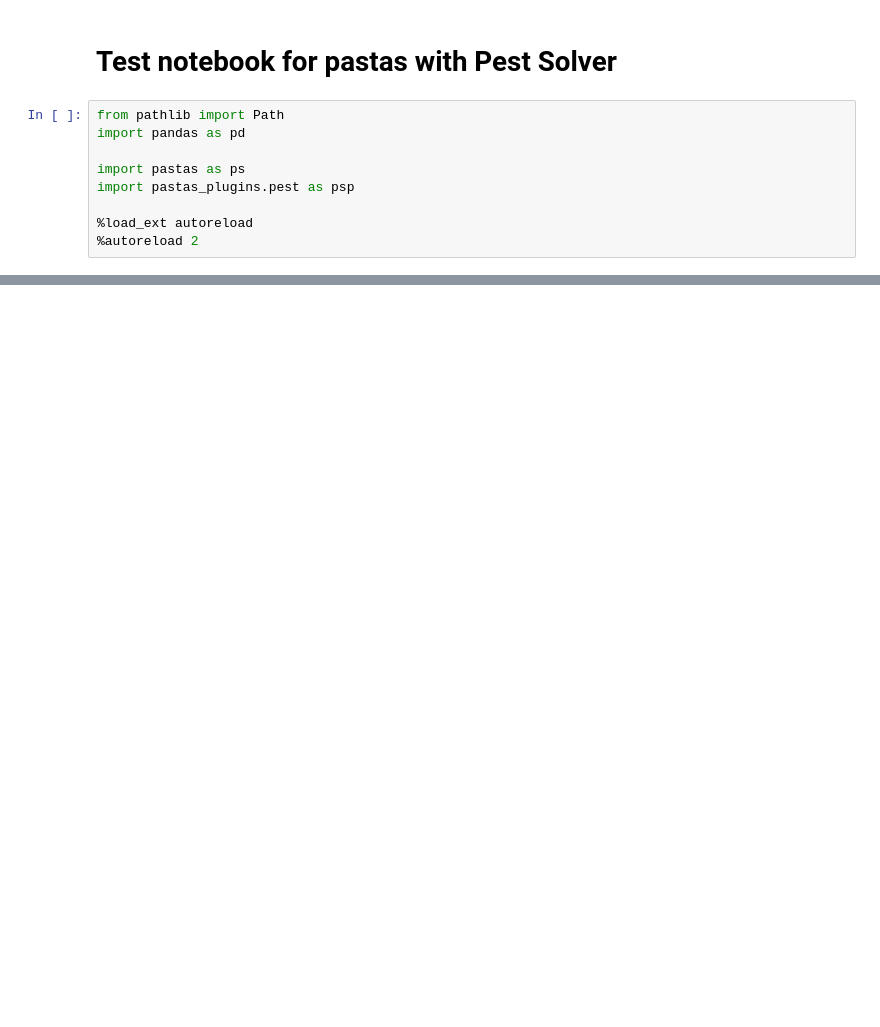
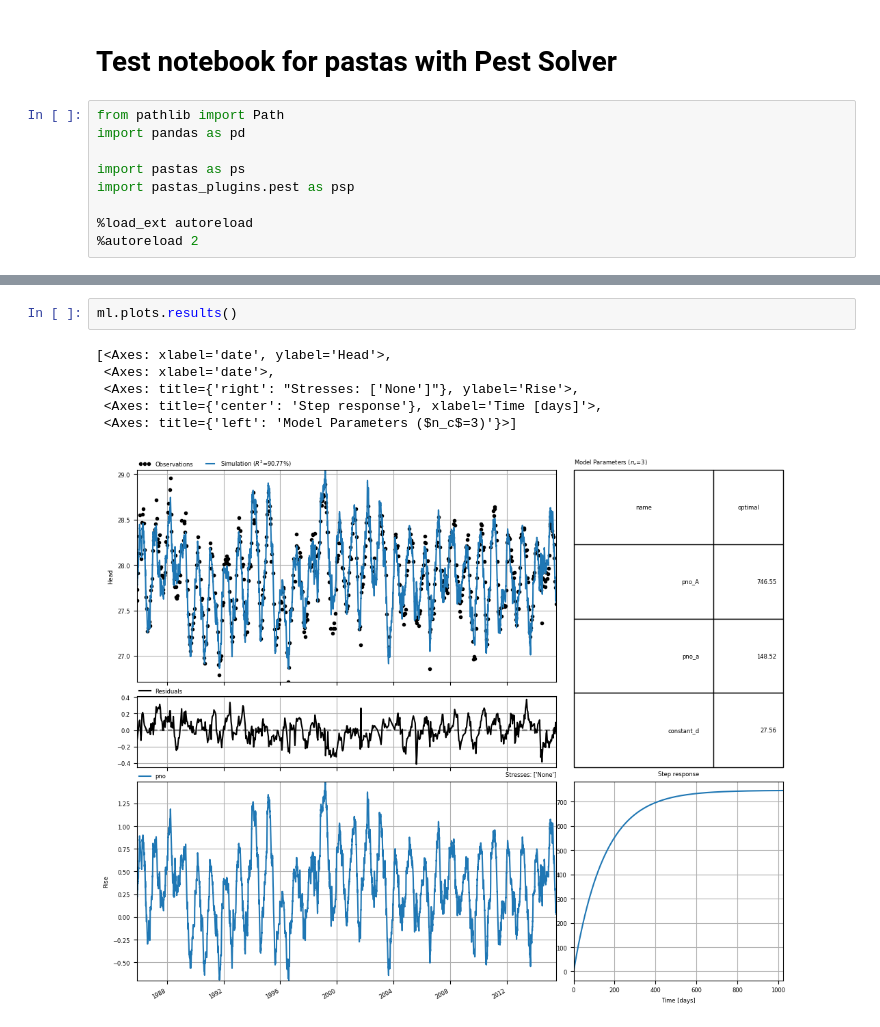
Before and after one commit to pastas/pastas-plugins, a Jupyter notebook: docs/examples/pest_pastas.ipynb, the cells around one changed output, grey strips where cells are left out. Drawn from its saved outputs; the diff is of its cells as text; blank space fills up the shorter version.

```diff
--- a/docs/examples/pest_pastas.ipynb
+++ b/docs/examples/pest_pastas.ipynb
@@ -60,0 +69,9 @@ Name: optimal, dtype: float64
+# %%
+ml.plots.results()
+# %% [output]
+[<Axes: xlabel='date', ylabel='Head'>,
+ <Axes: xlabel='date'>,
+ <Axes: title={'right': "Stresses: ['None']"}, ylabel='Rise'>,
+ <Axes: title={'center': 'Step response'}, xlabel='Time [days]'>,
+ <Axes: title={'left': 'Model Parameters ($n_c$=3)'}>]
+[figure, added]
```
Also changed, not shown: parts of 4 cells of this notebook.
